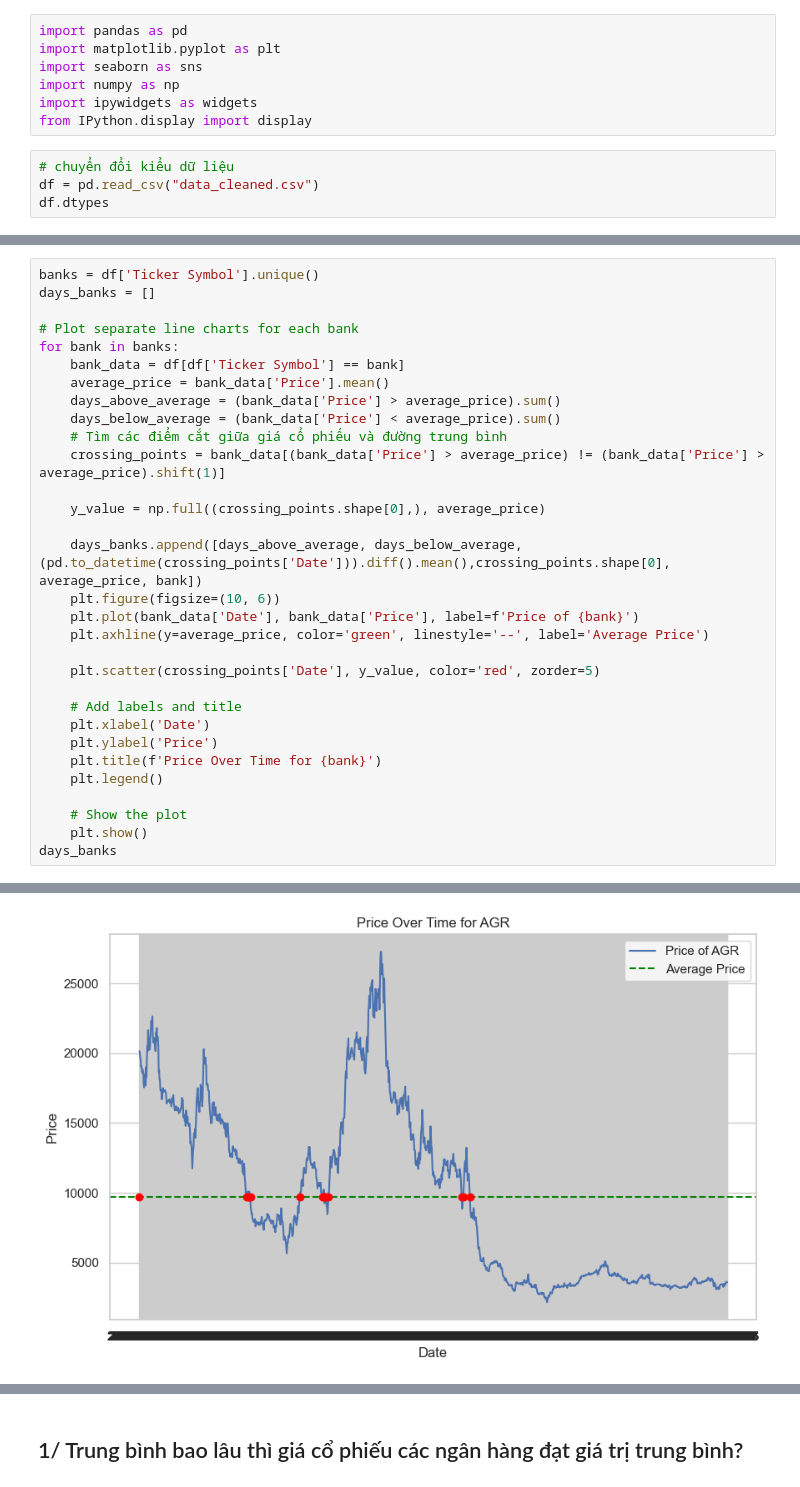
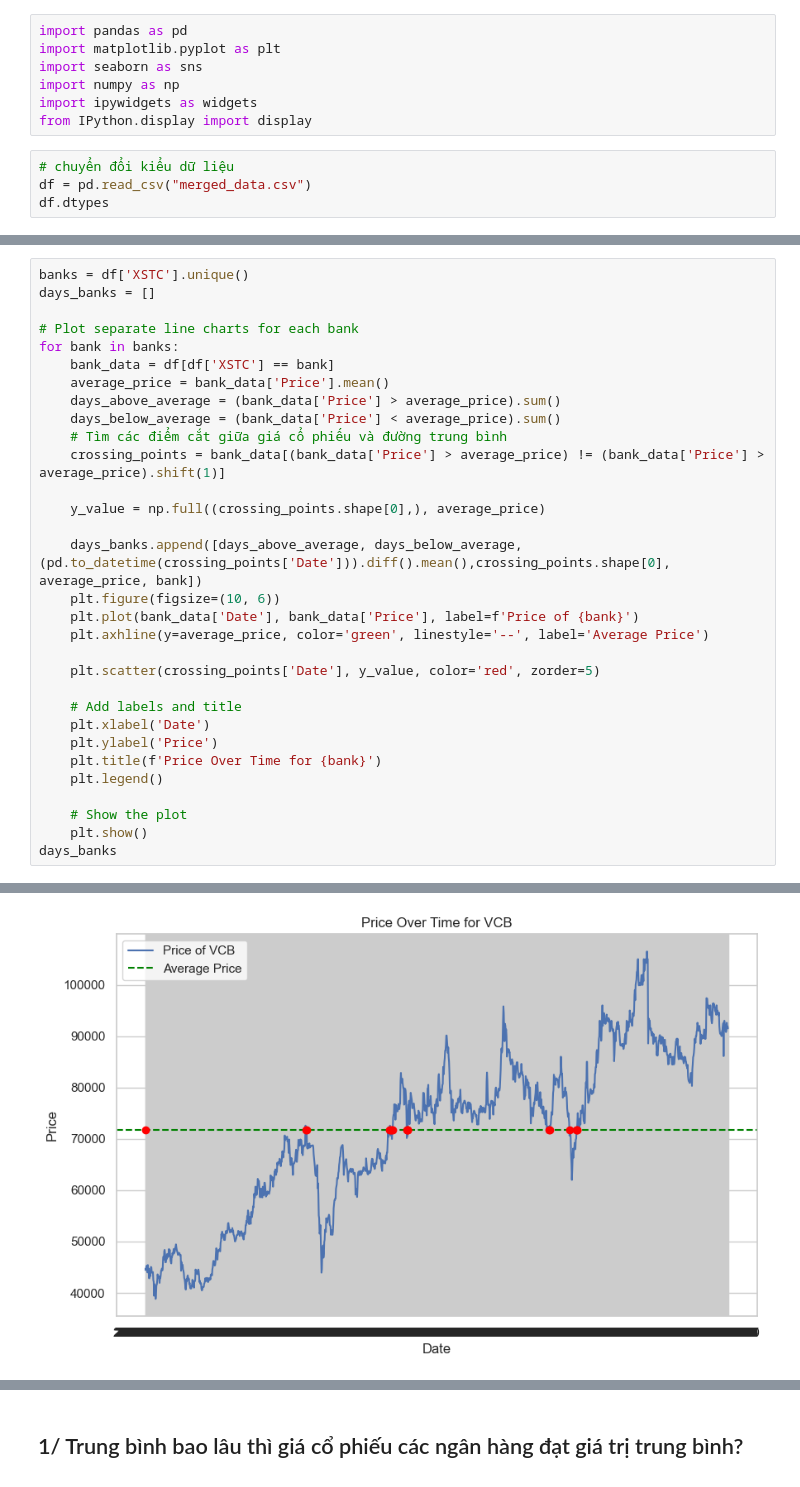
Before and after one commit to HTNam1710/DataViz_Lab02, a Jupyter notebook: mynotebook.ipynb, the cells around one changed output, grey strips where cells are left out. Cells and saved outputs as stored; diff of their text form.

```diff
--- a/mynotebook.ipynb
+++ b/mynotebook.ipynb
@@ -7,6 +7,6 @@ import ipywidgets as widgets
 from IPython.display import display
 # %%
 # chuyển đổi kiểu dữ liệu
-df = pd.read_csv("data_cleaned.csv")
+df = pd.read_csv("merged_data.csv")
 df.dtypes
 # %% [output]
@@ -130,10 +113,10 @@ df
 # %%
-banks = df['Ticker Symbol'].unique()
+banks = df['XSTC'].unique()
 days_banks = []
 
 # Plot separate line charts for each bank
 for bank in banks:
-    bank_data = df[df['Ticker Symbol'] == bank]
+    bank_data = df[df['XSTC'] == bank]
     average_price = bank_data['Price'].mean()
     days_above_average = (bank_data['Price'] > average_price).sum()
     days_below_average = (bank_data['Price'] < average_price).sum()
@@ -166 +149 @@ days_banks
-[figure, old version]
+[figure, new version]
```
Also changed, not shown: parts of 18 cells of this notebook, 2 other files.
